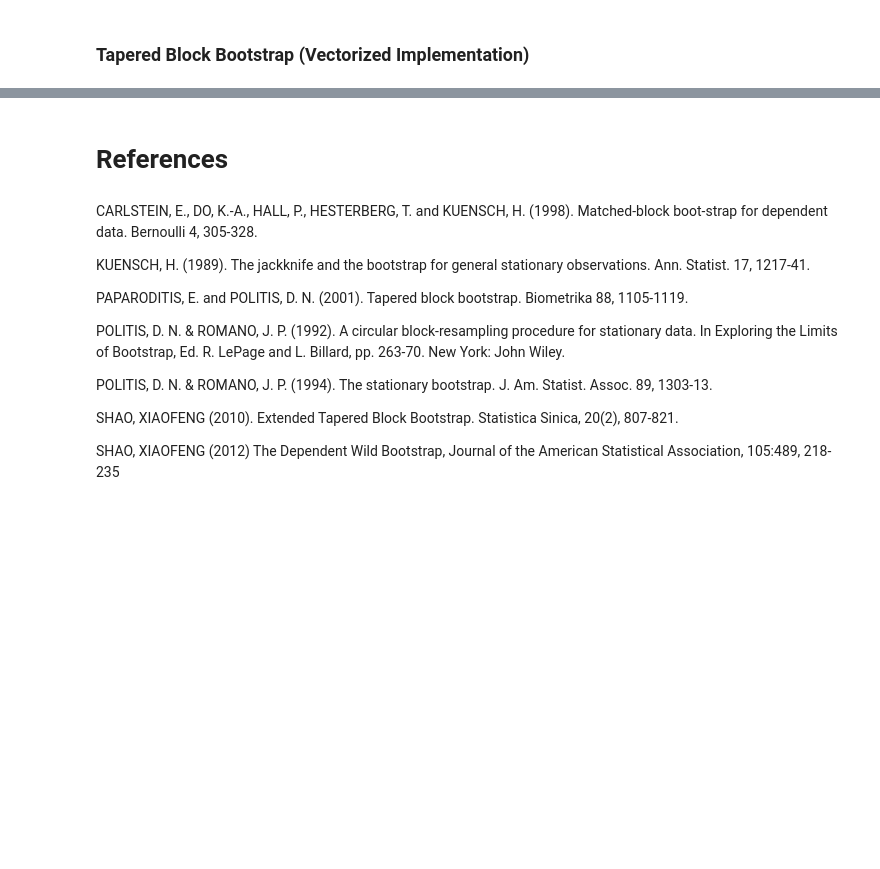
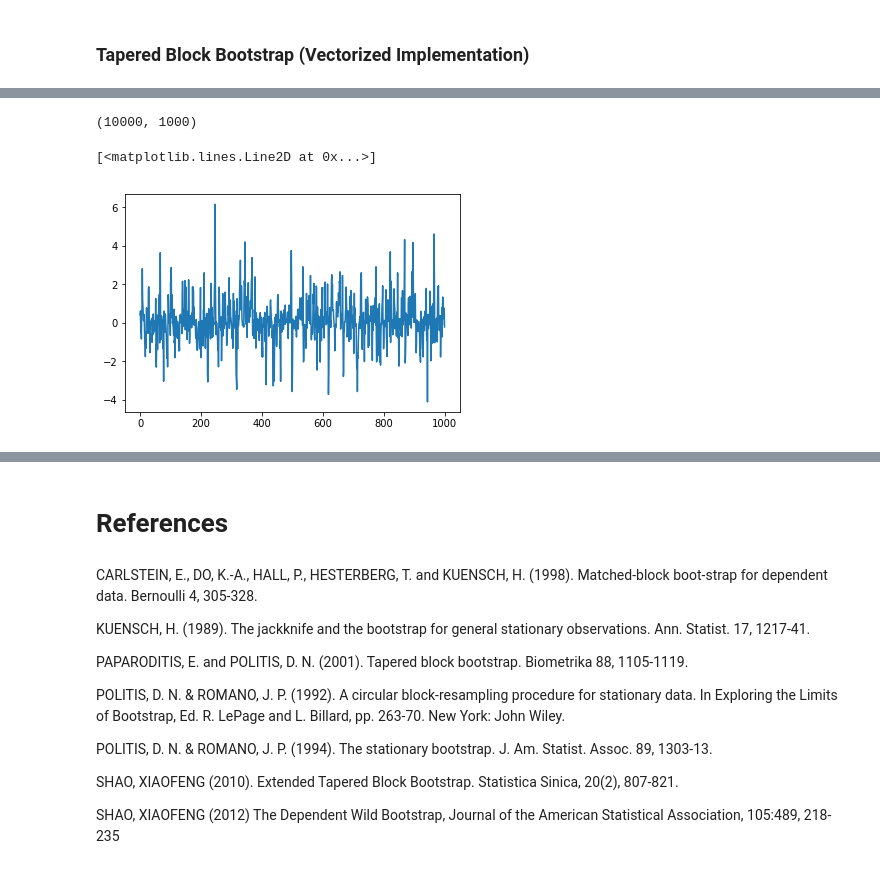
Before and after one commit to InvestmentSystems/recombinator, a Jupyter notebook: notebooks/Block Bootstrap.ipynb, the cells around one changed output, grey strips where cells are left out. Saved outputs shown, nothing was run; the diff lists cells and outputs as text; code cells hidden in the pictures; blank space fills up the shorter version.

```diff
--- a/notebooks/Block Bootstrap.ipynb
+++ b/notebooks/Block Bootstrap.ipynb
@@ -461,0 +527,16 @@ This section compares the runtime performance of various sub-sampling algorithms
+# %%
+y_star_tbb \
+    = tapered_block_bootstrap_vectorized(y_gpu,
+                                         block_length=b_star_cb,
+                                         replications=B,
+                                         replace=True,
+                                         num_pack=cn,
+                                         choice=cn.random.choice)
+y_star_tbb.shape
+# %% [output]
+(10000, 1000)
+# %%
+plt.plot(np.array(y_star_tbb[0, :]).squeeze())
+# %% [output]
+[<matplotlib.lines.Line2D at 0x...>]
+[figure, added]
```
Also changed, not shown: parts of 42 cells of this notebook, 5 other files.
